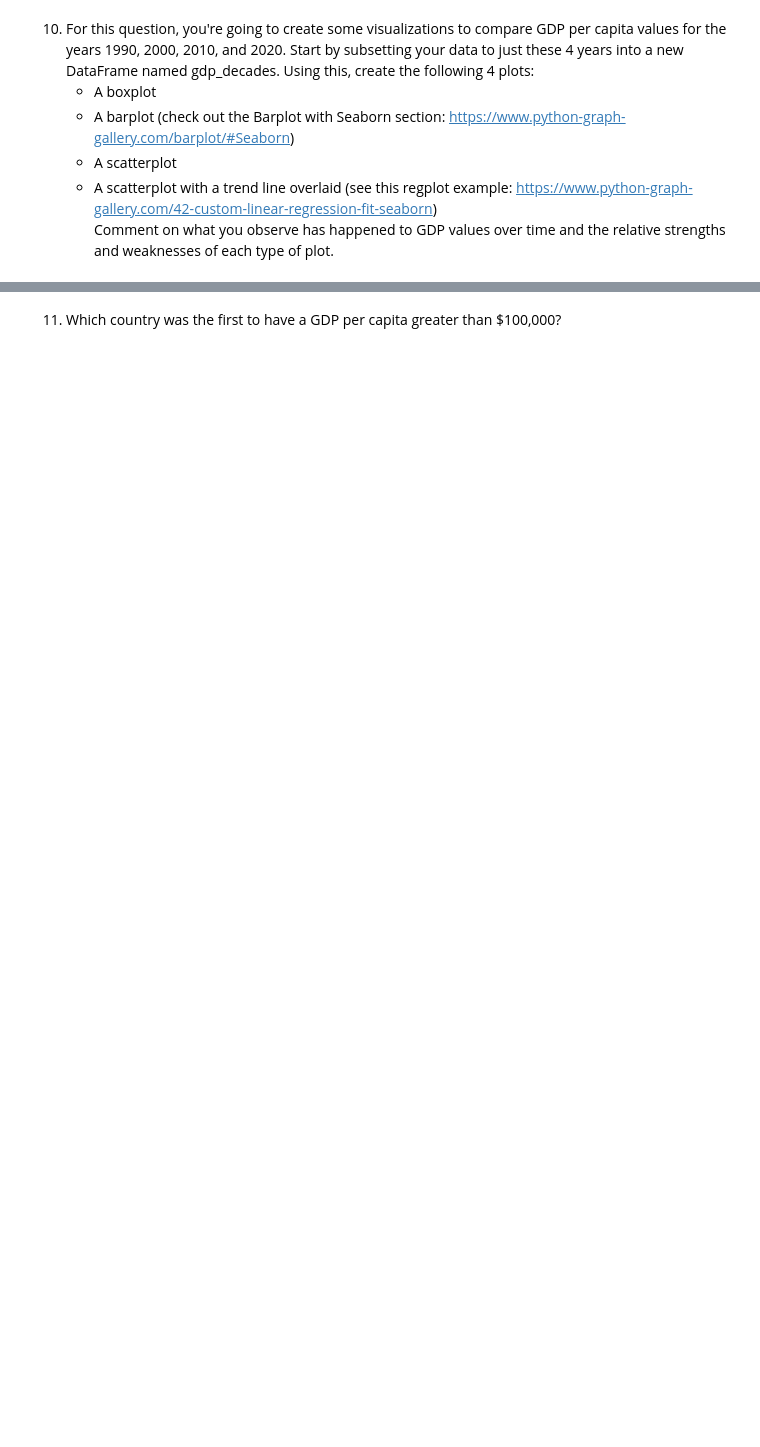
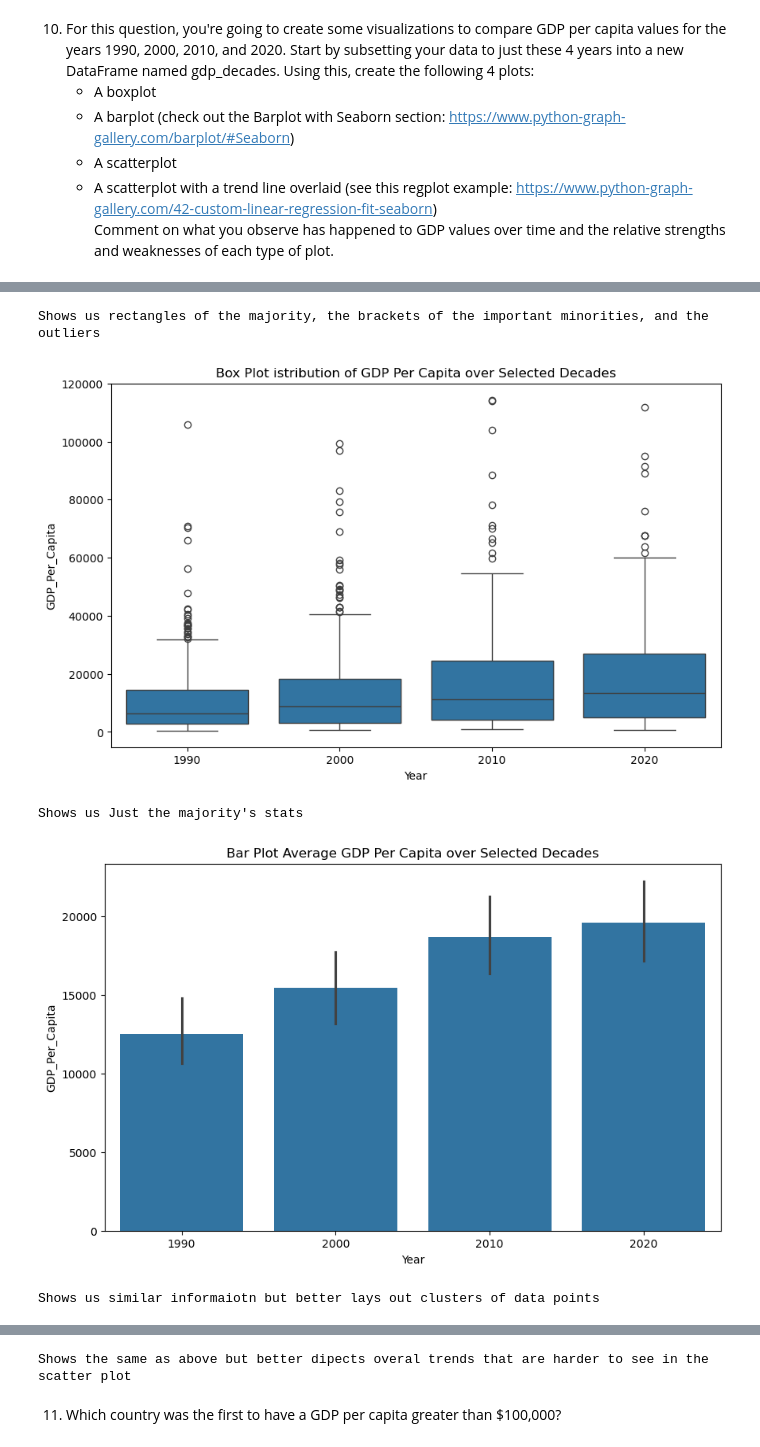
Before and after one commit to NSS-Data-Analytics-Cohort-12/un-python-GartonBrian, a Jupyter notebook: notebooks/GartonUNproject.ipynb, the cells around one changed output, grey strips where cells are left out. Drawn from its saved outputs; the diff is of its cells as text; code cells hidden in the pictures; blank space fills up the shorter version.

```diff
--- a/notebooks/GartonUNproject.ipynb
+++ b/notebooks/GartonUNproject.ipynb
@@ -90,3 +141,8 @@ Name: Country, dtype: int64
 	* A scatterplot
 	* A scatterplot with a trend line overlaid (see this regplot example: https://www.python-graph-gallery.com/42-custom-linear-regression-fit-seaborn)
 Comment on what you observe has happened to GDP values over time and the relative strengths and weaknesses of each type of plot.
+# %%
+# looking at just the decades requested
+years_of_interest = [1990, 2000, 2010, 2020]
+gdp_decades = gdp_df[gdp_df['Year'].isin(years_of_interest)]
+print(gdp_decades)
@@ -92,0 +164,30 @@ Comment on what you observe has happened to GDP values over time and the relativ
+# %%
+plt.figure(figsize=(10, 6))
+sns.boxplot(data=gdp_decades, x='Year', y='GDP_Per_Capita')
+plt.title('Box Plot istribution of GDP Per Capita over Selected Decades')
+print("Shows us rectangles of the majority, the brackets of the important minorities, and the outliers")
+plt.show()
+plt.figure(figsize=(10, 6))
+sns.barplot(data=gdp_decades, x='Year', y='GDP_Per_Capita')
+plt.title('Bar Plot Average GDP Per Capita over Selected Decades')
+print("Shows us Just the majority's stats")
+plt.show()
+plt.figure(figsize=(10, 6))
+plt.scatter(gdp_decades['Year'], gdp_decades['GDP_Per_Capita'])
+plt.title('Scatter Plot of GDP Per Capita over Time')
+plt.xlabel('Year')
+plt.ylabel('GDP Per Capita')
+print("Shows us similar informaiotn but better lays out clusters of data points")
+
+plt.show()
+plt.figure(figsize=(10, 6))
+sns.regplot(data=gdp_decades, x='Year', y='GDP_Per_Capita', scatter_kws={'color': 'blue'}, line_kws={'color': 'red'})
+plt.title('GDP Per Capita over Time with Trend Line')
+plt.show()
+print("Shows the same as above but better dipects overal trends that are harder to see in the scatter plot")
+# %% [output]
+Shows us rectangles of the majority, the brackets of the important minorities, and the outliers
+[figure, added]
+Shows us Just the majority's stats
+[figure, added]
+Shows us similar informaiotn but better lays out clusters of data points
@@ -93,2 +196,3 @@ Comment on what you observe has happened to GDP values over time and the relativ
+Shows the same as above but better dipects overal trends that are harder to see in the scatter plot
 # %% [markdown]
 11. Which country was the first to have a GDP per capita greater than $100,000?
```
Also changed, not shown: parts of 24 cells of this notebook.
